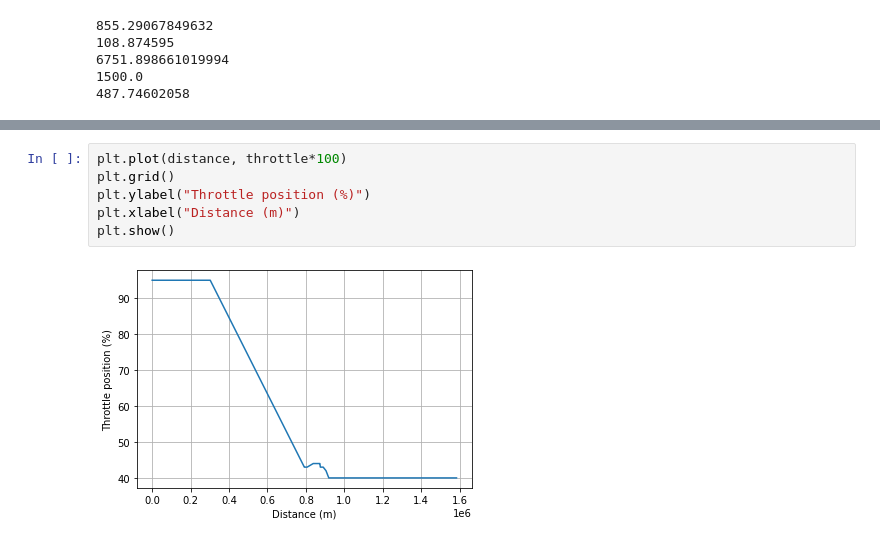
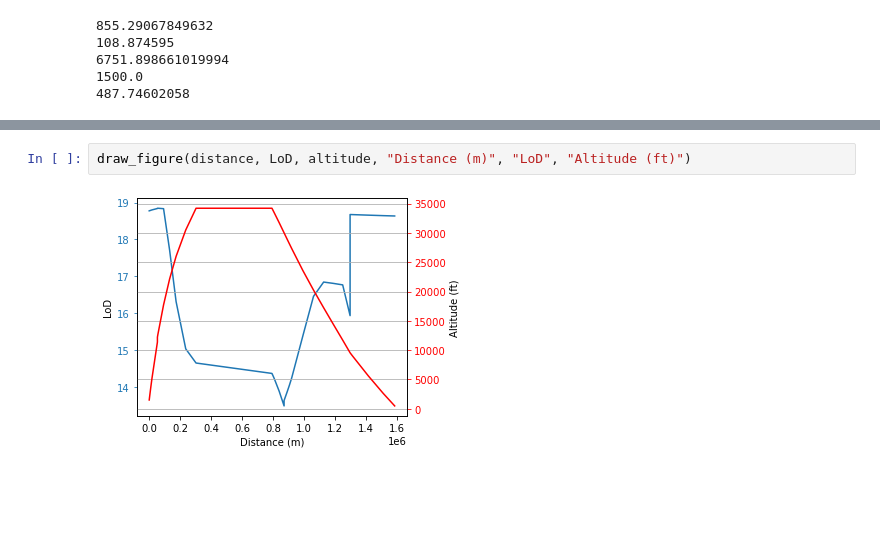
Before and after one commit to AlejandroRios/MDOAirB_base, a Jupyter notebook: framework/analysis-single-result.ipynb, the cells around one changed output, grey strips where cells are left out. Drawn from its saved outputs; the diff is of its cells as text; blank space fills up the shorter version.

```diff
--- a/framework/analysis-single-result.ipynb
+++ b/framework/analysis-single-result.ipynb
@@ -154,8 +78,4 @@ plt.show()
-# %%
-plt.plot(distance, throttle*100)
-plt.grid()
-plt.ylabel("Throttle position (%)")
-plt.xlabel("Distance (m)")
-plt.show()
-# %% [output]
-[figure, removed]
+# %%
+draw_figure(distance, LoD, altitude, "Distance (m)", "LoD", "Altitude (ft)")
+# %% [output]
+[figure, added]
```
Also changed, not shown: parts of 23 cells of this notebook, 2 other files.
